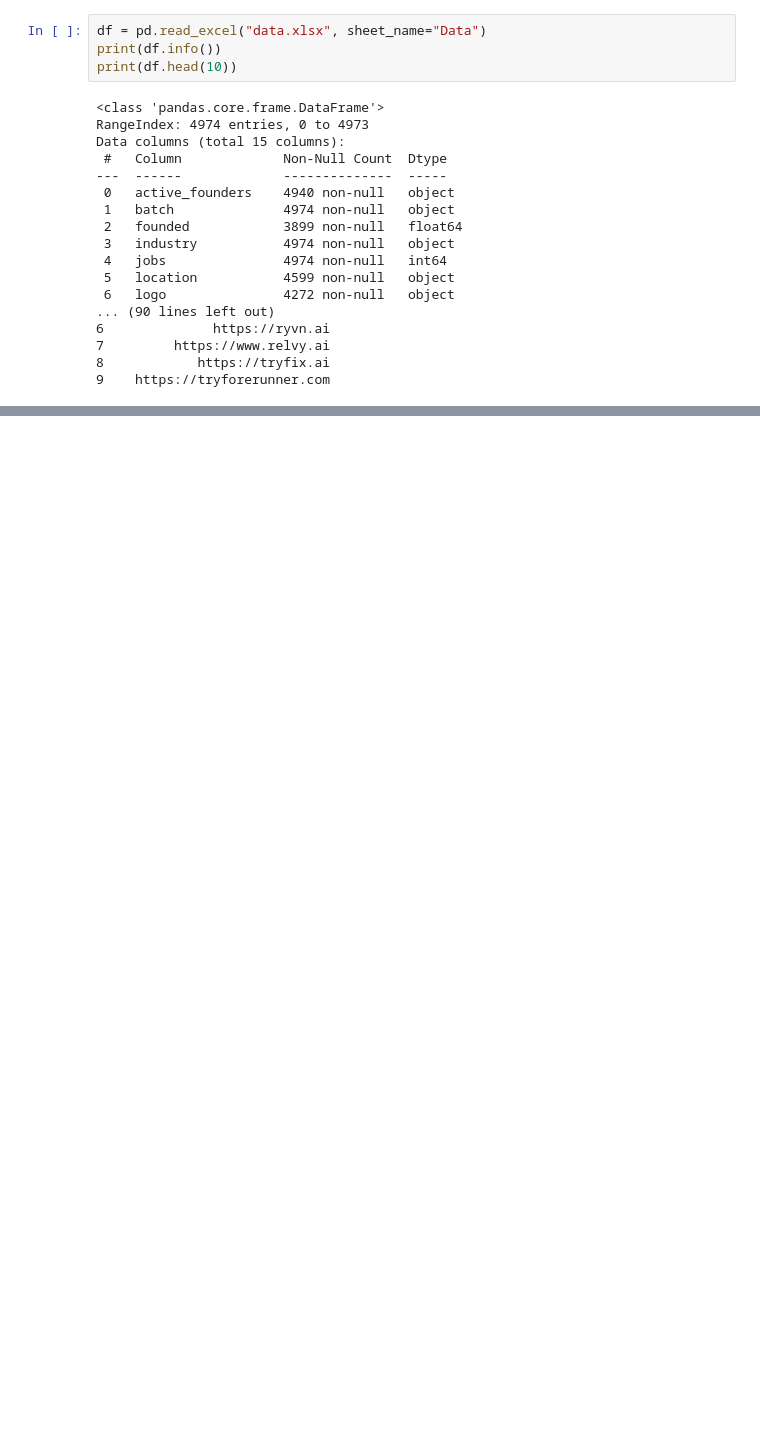
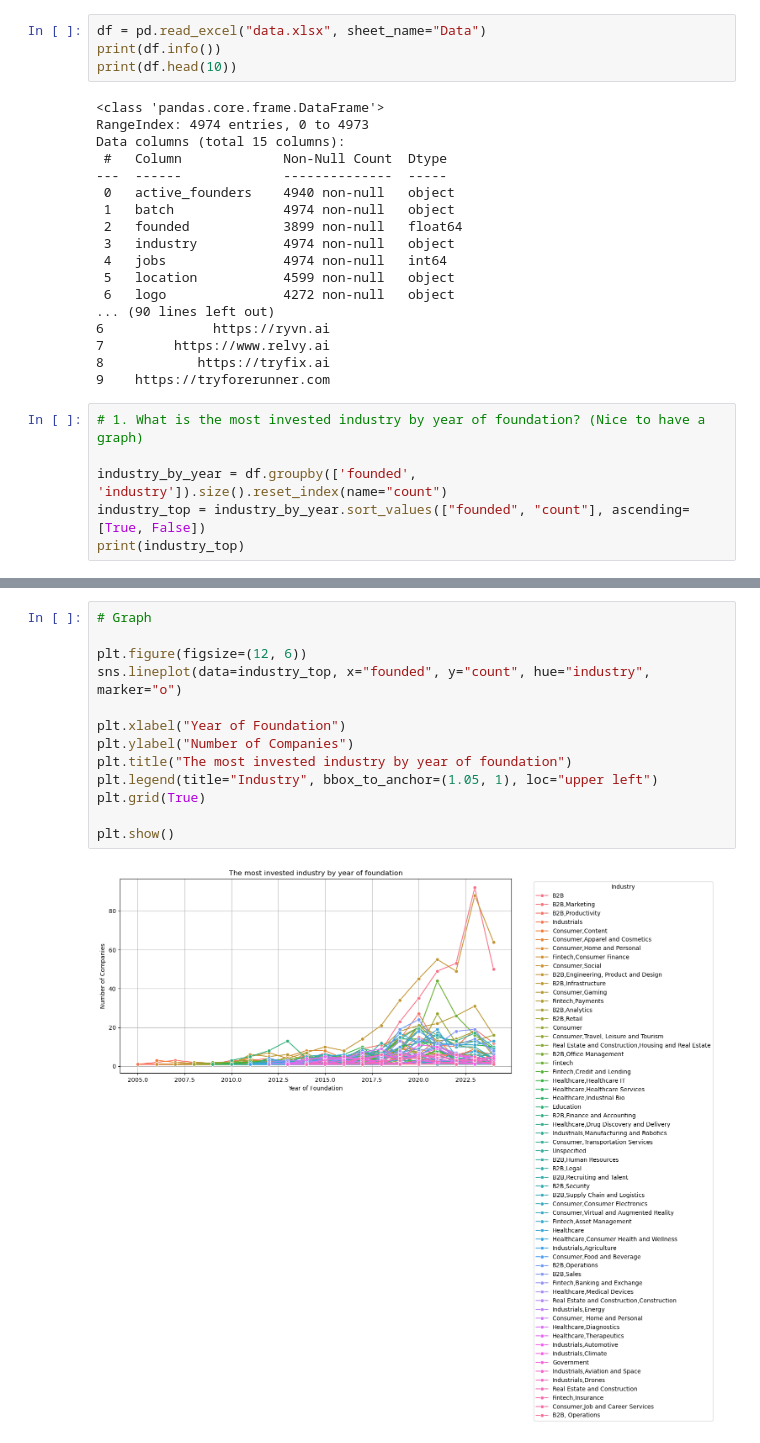
Before and after one commit to cintia-shinoda/rockspoon, a Jupyter notebook: rockspoon.ipynb, the cells around one changed output, grey strips where cells are left out. Cells and saved outputs as stored; diff of their text form; blank space fills up the shorter version.

```diff
--- a/rockspoon.ipynb
+++ b/rockspoon.ipynb
@@ -68,3 +70,9 @@ Data columns (total 15 columns):
 7         https://www.relvy.ai
 8            https://tryfix.ai
 9    https://tryforerunner.com
+# %%
+# 1. What is the most invested industry by year of foundation? (Nice to have a graph)
+
+industry_by_year = df.groupby(['founded', 'industry']).size().reset_index(name="count")
+industry_top = industry_by_year.sort_values(["founded", "count"], ascending=[True, False])
+print(industry_top)
@@ -70,0 +94,15 @@ Data columns (total 15 columns):
+# %%
+# Graph
+
+plt.figure(figsize=(12, 6))
+sns.lineplot(data=industry_top, x="founded", y="count", hue="industry", marker="o")
+
+plt.xlabel("Year of Foundation")
+plt.ylabel("Number of Companies")
+plt.title("The most invested industry by year of foundation")
+plt.legend(title="Industry", bbox_to_anchor=(1.05, 1), loc="upper left")
+plt.grid(True)
+
+plt.show()
+# %% [output]
+[figure, added]
```
Also changed, not shown: parts of 10 cells of this notebook.
